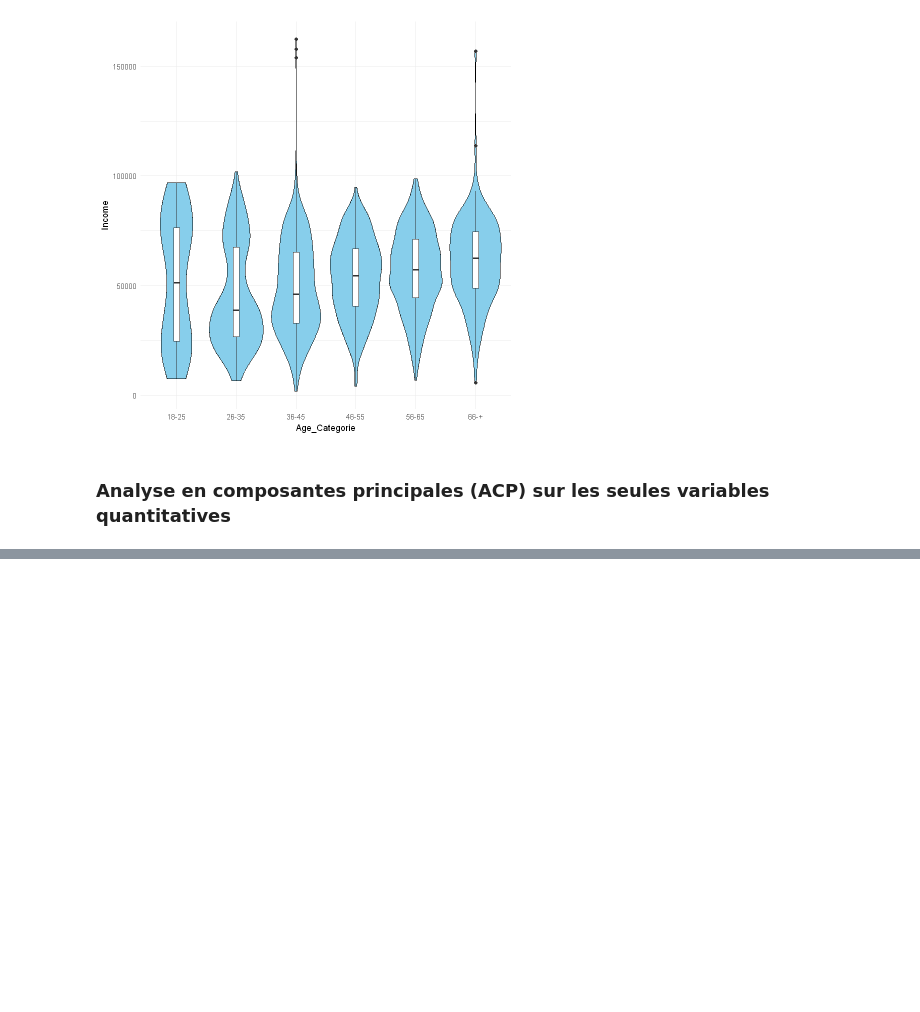
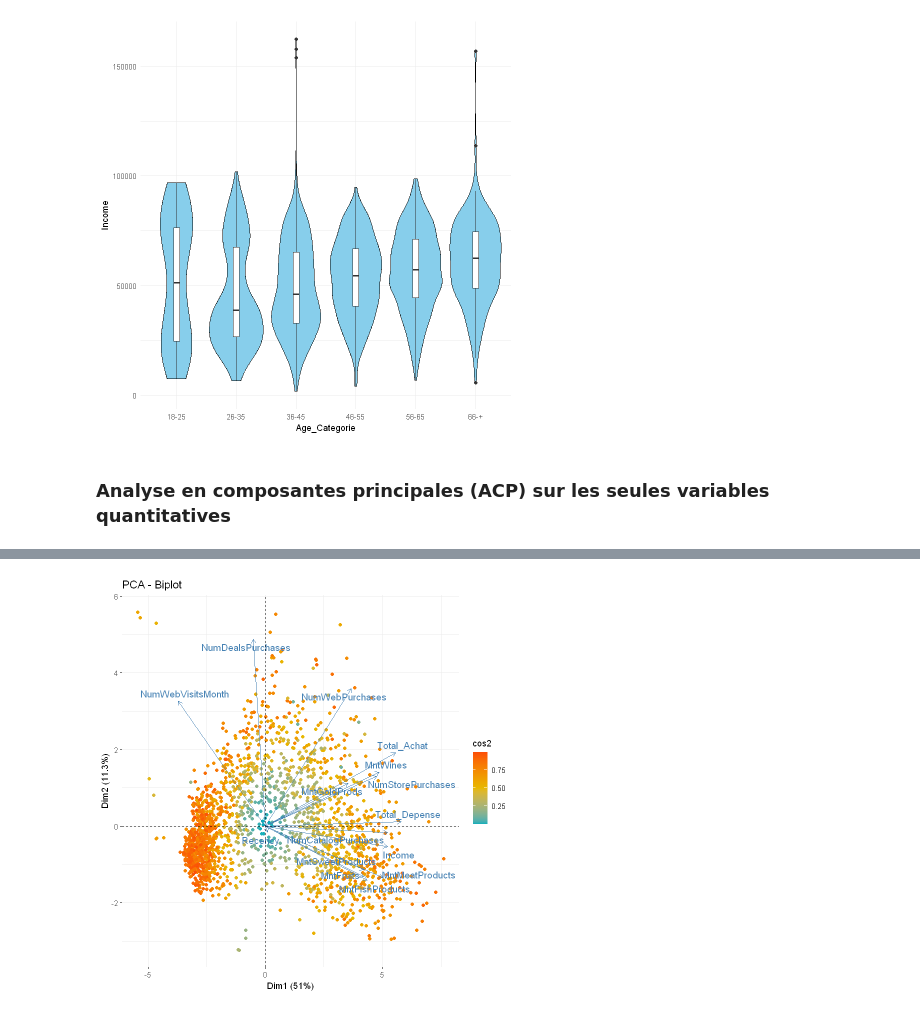
Before and after one commit to Emaglp/Data_Analysis, a Jupyter notebook: JL_R_.ipynb, the cells around one changed output, grey strips where cells are left out. Saved outputs shown, nothing was run; the diff lists cells and outputs as text; code cells hidden in the pictures; blank space fills up the shorter version.

```diff
--- a/JL_R_.ipynb
+++ b/JL_R_.ipynb
@@ -532,0 +593,4 @@ fviz_pca_ind(acp,col.ind="contrib",label="none",gradient.cols = c("white", "#2E9
+# %%
+fviz_pca_biplot(acp, label="var", repel=TRUE,col.ind = "cos2" , gradient.cols = c("#00AFBB", "#E7B800", "#FC4E07"))
+# %% [output]
+[figure, added]
```
Also changed, not shown: parts of 20 cells of this notebook.
